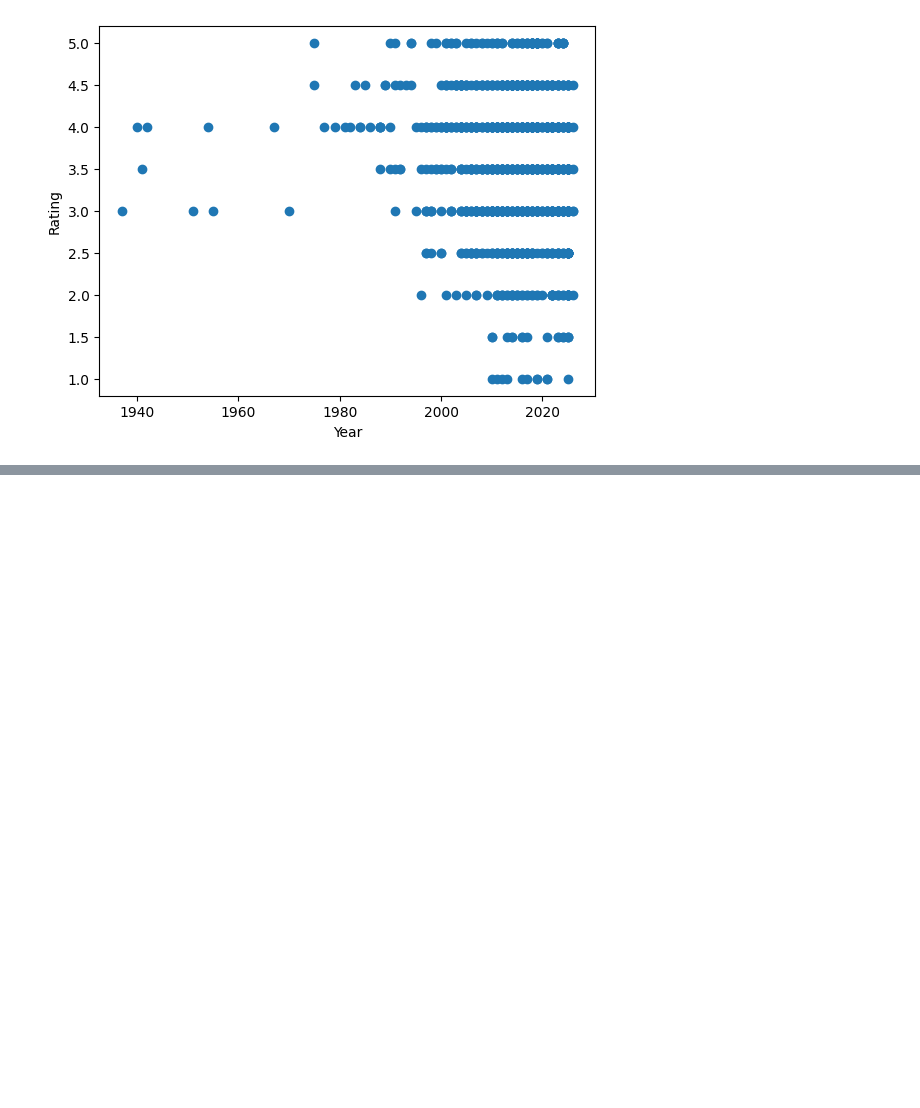
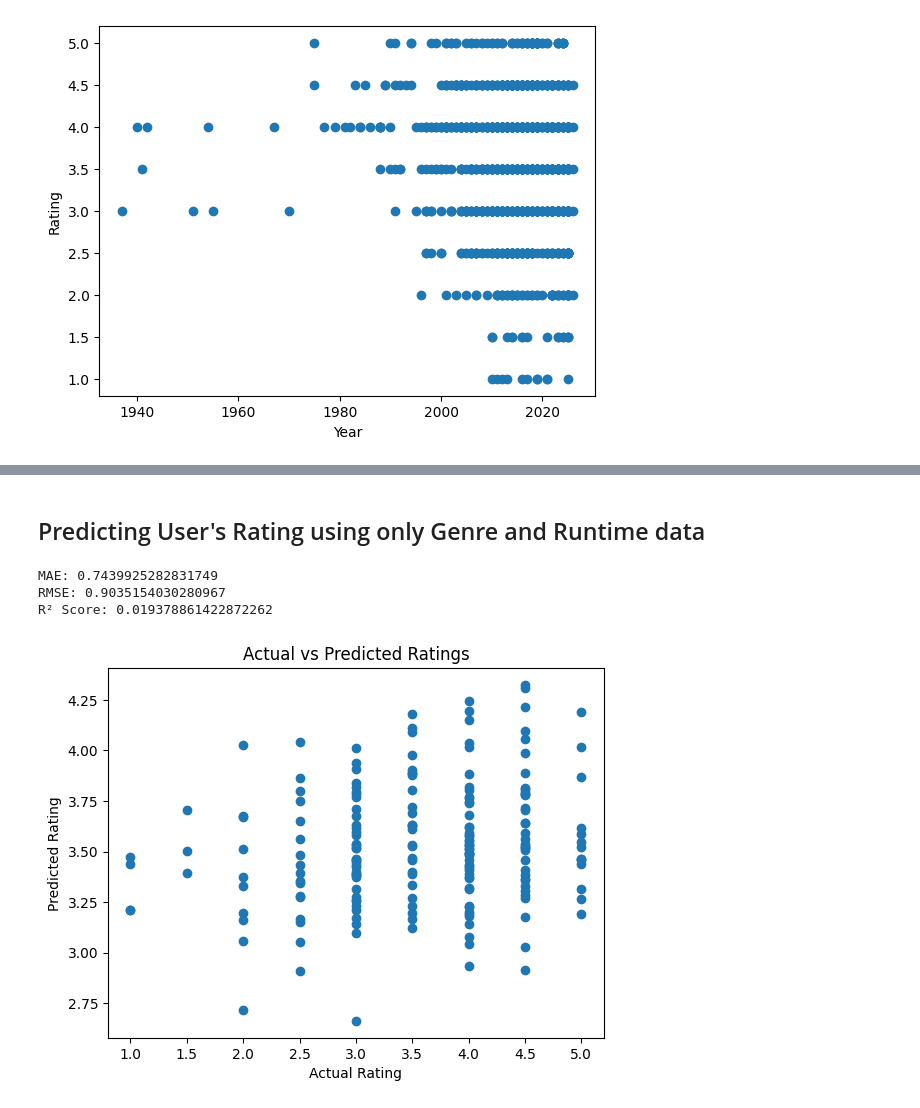
Before and after one commit to siddharth-padakanti/letterboxd-rating-analysis, a Jupyter notebook: notebook/analysis.ipynb, the cells around one changed output, grey strips where cells are left out. Cells and saved outputs as stored; diff of their text form; code cells hidden in the pictures; blank space fills up the shorter version.

```diff
--- a/notebook/analysis.ipynb
+++ b/notebook/analysis.ipynb
@@ -89,0 +133,38 @@ data_exploded.groupby("Genre")["Rating"].mean().sort_values().plot(kind="bar")
+# %% [markdown]
+## Predicting User's Rating using only Genre and Runtime data
+# %%
+X = df.drop(columns=[
+    'Date',
+    'Name',
+    'Letterboxd URI',
+    'Average Rating',
+    'Rating'   # target
+])
+
+y = df['Rating']
+
+X_train, X_test, y_train, y_test = train_test_split(
+    X, y, test_size=0.2, random_state=42
+)
+model = LinearRegression()
+model.fit(X_train, y_train)
+y_pred = model.predict(X_test)
+
+mae = mean_absolute_error(y_test, y_pred)
+rmse = np.sqrt(mean_squared_error(y_test, y_pred))
+r2 = r2_score(y_test, y_pred)
+
+print("MAE:", mae)
+print("RMSE:", rmse)
+print("R² Score:", r2)
+
+plt.scatter(y_test, y_pred)
+plt.xlabel("Actual Rating")
+plt.ylabel("Predicted Rating")
+plt.title("Actual vs Predicted Ratings")
+plt.show()
+# %% [output]
+MAE: 0.7439925282831749
+RMSE: 0.9035154030280967
+R² Score: 0.019378861422872262
+[figure, added]
```
Also changed, not shown: parts of 25 cells of this notebook, 1 other file.
